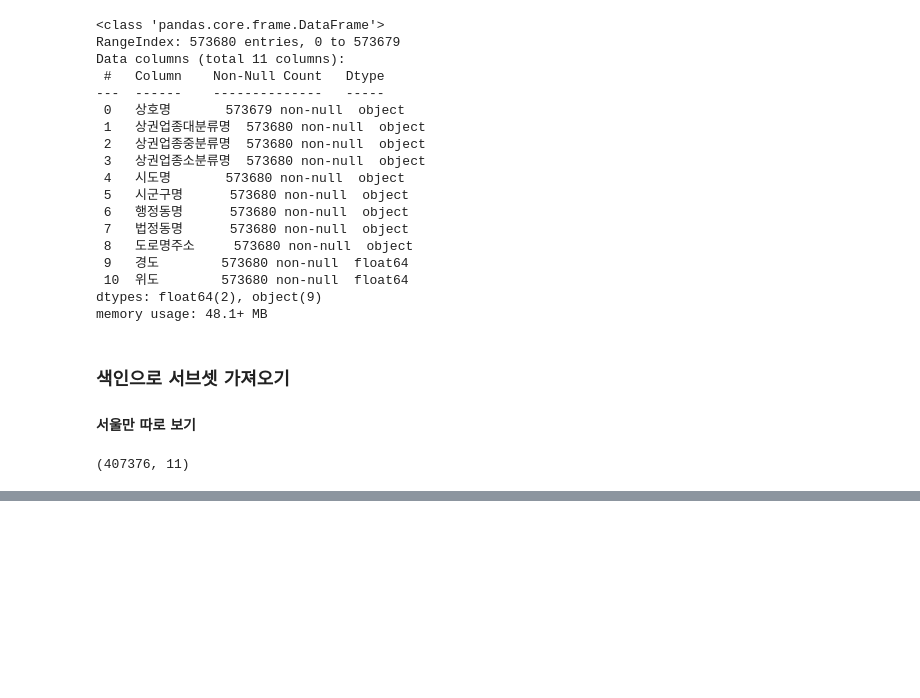
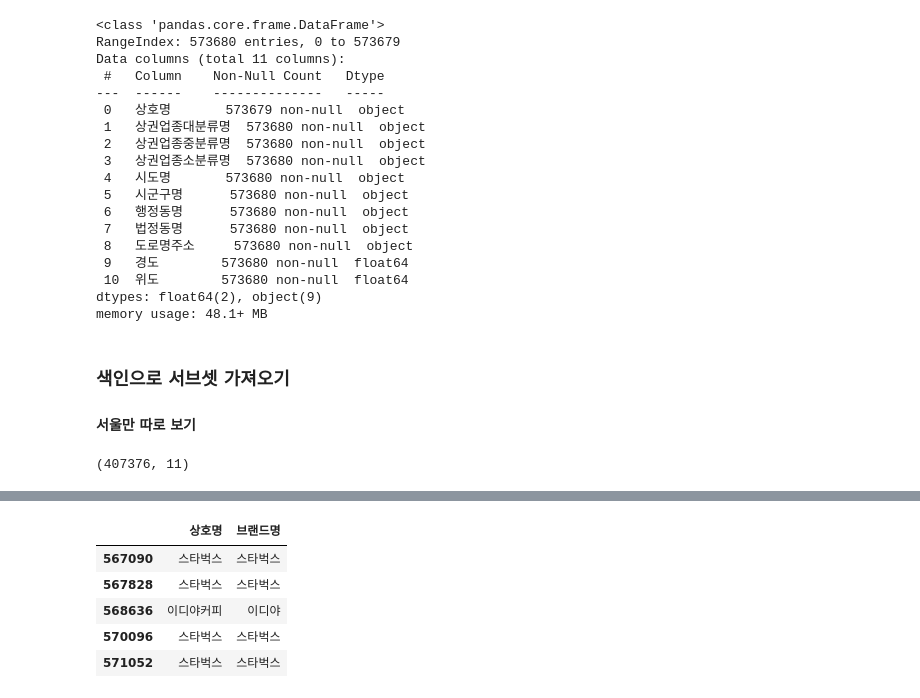
Before and after one commit to sookm/inflearn_lecture_opendata, a Jupyter notebook: 04-coffee-store-practice_210625.ipynb, the cells around one changed output, grey strips where cells are left out. Cells and saved outputs as stored; diff of their text form; code cells hidden in the pictures; blank space fills up the shorter version.

```diff
--- a/04-coffee-store-practice_210625.ipynb
+++ b/04-coffee-store-practice_210625.ipynb
@@ -162,0 +244,11 @@ df_seoul.shape
+# %%
+# df_cafe에 담긴 상호명','브랜드명'으로 미리보기를 합니다.
+
+df_cafe[["상호명", "브랜드명"]].tail()
+# %% [output]
+|  | 상호명 | 브랜드명 |
+| 567090 | 스타벅스 | 스타벅스 |
+| 567828 | 스타벅스 | 스타벅스 |
+| 568636 | 이디야커피 | 이디야 |
+| 570096 | 스타벅스 | 스타벅스 |
+| 571052 | 스타벅스 | 스타벅스 |
```
Also changed, not shown: parts of 7 cells of this notebook.
